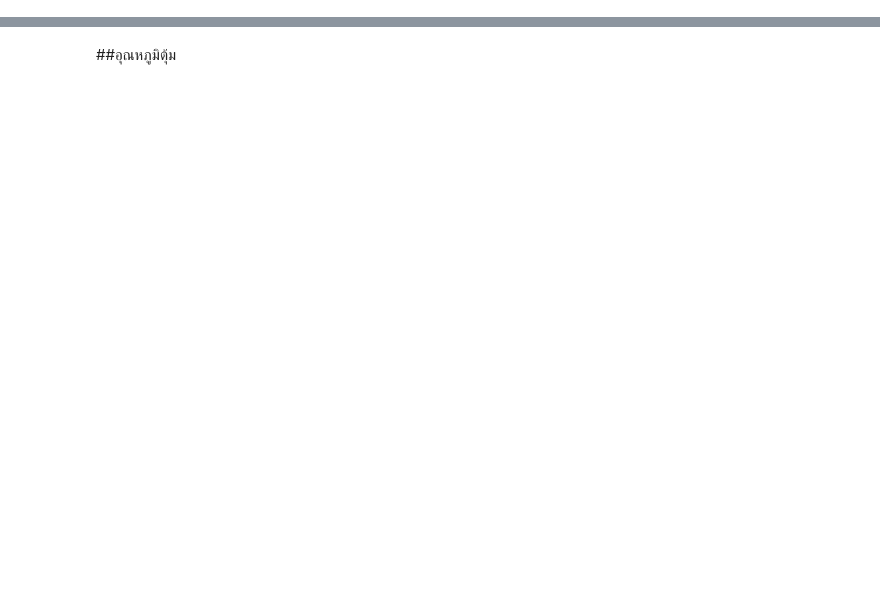
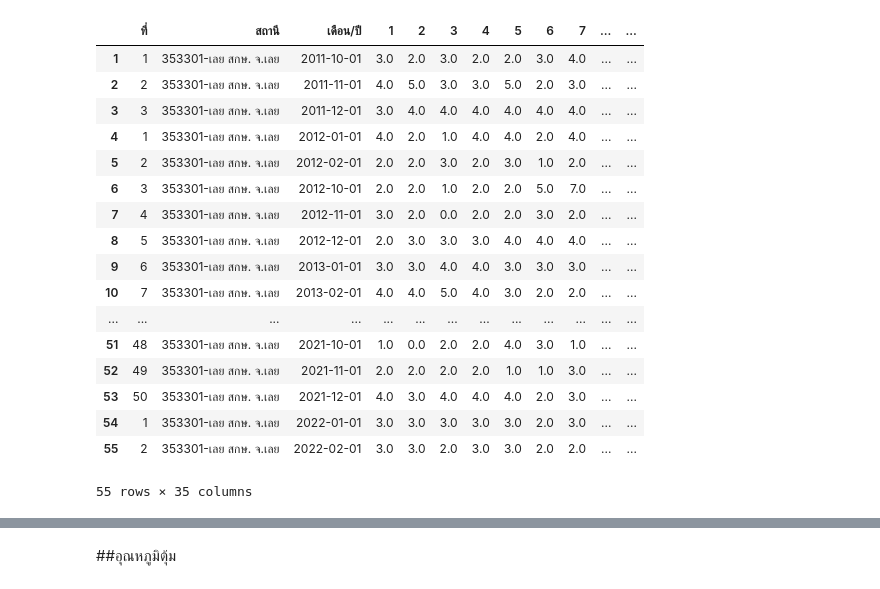
Before and after one commit to Nattakonjpg/BasicProg_DataViz65, a Jupyter notebook: [data3]_กรมอุตุ_.ipynb, the cells around one changed output, grey strips where cells are left out. Drawn from its saved outputs; the diff is of its cells as text; code cells hidden in the pictures; blank space fills up the shorter version.

```diff
--- a/[data3]_กรมอุตุ_.ipynb
+++ b/[data3]_กรมอุตุ_.ipynb
@@ -37,0 +132,31 @@ pkkc1
+# %%
+skkc = skkc.rename(columns={ 'วันที่':'1','Unnamed: 4':'2', 'Unnamed: 5':'3',
+       'Unnamed: 6':'4', 'Unnamed: 7':'5', 'Unnamed: 8':'6', 'Unnamed: 9':'7', 'Unnamed: 10':'8',
+       'Unnamed: 11':'9', 'Unnamed: 12':'10', 'Unnamed: 13':'11', 'Unnamed: 14':'12',
+       'Unnamed: 15':'13', 'Unnamed: 16':'14', 'Unnamed: 17':'15', 'Unnamed: 18':"16",
+       'Unnamed: 19':'17', 'Unnamed: 20':'18', 'Unnamed: 21':'19', 'Unnamed: 22':'20',
+       'Unnamed: 23':'21', 'Unnamed: 24':'22', 'Unnamed: 25':'23', 'Unnamed: 26':'24',
+       'Unnamed: 27':'25', 'Unnamed: 28':'26', 'Unnamed: 29':'27', 'Unnamed: 30':'28',
+       'Unnamed: 31':'29', 'Unnamed: 32':'30', 'Unnamed: 33':'31'})
+skkc = skkc.iloc[1:]
+# %%
+skkc
+# %% [output]
+|  | ที่ | สถานี | เดือน/ปี | 1 | 2 | 3 | 4 | 5 | 6 | 7 | ... | ... |
+| 1 | 1 | 353301-เลย สกษ. จ.เลย | 2011-10-01 | 3.0 | 2.0 | 3.0 | 2.0 | 2.0 | 3.0 | 4.0 | ... | ... |
+| 2 | 2 | 353301-เลย สกษ. จ.เลย | 2011-11-01 | 4.0 | 5.0 | 3.0 | 3.0 | 5.0 | 2.0 | 3.0 | ... | ... |
+| 3 | 3 | 353301-เลย สกษ. จ.เลย | 2011-12-01 | 3.0 | 4.0 | 4.0 | 4.0 | 4.0 | 4.0 | 4.0 | ... | ... |
+| 4 | 1 | 353301-เลย สกษ. จ.เลย | 2012-01-01 | 4.0 | 2.0 | 1.0 | 4.0 | 4.0 | 2.0 | 4.0 | ... | ... |
+| 5 | 2 | 353301-เลย สกษ. จ.เลย | 2012-02-01 | 2.0 | 2.0 | 3.0 | 2.0 | 3.0 | 1.0 | 2.0 | ... | ... |
+| 6 | 3 | 353301-เลย สกษ. จ.เลย | 2012-10-01 | 2.0 | 2.0 | 1.0 | 2.0 | 2.0 | 5.0 | 7.0 | ... | ... |
+| 7 | 4 | 353301-เลย สกษ. จ.เลย | 2012-11-01 | 3.0 | 2.0 | 0.0 | 2.0 | 2.0 | 3.0 | 2.0 | ... | ... |
+| 8 | 5 | 353301-เลย สกษ. จ.เลย | 2012-12-01 | 2.0 | 3.0 | 3.0 | 3.0 | 4.0 | 4.0 | 4.0 | ... | ... |
+| 9 | 6 | 353301-เลย สกษ. จ.เลย | 2013-01-01 | 3.0 | 3.0 | 4.0 | 4.0 | 3.0 | 3.0 | 3.0 | ... | ... |
+| 10 | 7 | 353301-เลย สกษ. จ.เลย | 2013-02-01 | 4.0 | 4.0 | 5.0 | 4.0 | 3.0 | 2.0 | 2.0 | ... | ... |
+| ... | ... | ... | ... | ... | ... | ... | ... | ... | ... | ... | ... | ... |
+| 51 | 48 | 353301-เลย สกษ. จ.เลย | 2021-10-01 | 1.0 | 0.0 | 2.0 | 2.0 | 4.0 | 3.0 | 1.0 | ... | ... |
+| 52 | 49 | 353301-เลย สกษ. จ.เลย | 2021-11-01 | 2.0 | 2.0 | 2.0 | 2.0 | 1.0 | 1.0 | 3.0 | ... | ... |
+| 53 | 50 | 353301-เลย สกษ. จ.เลย | 2021-12-01 | 4.0 | 3.0 | 4.0 | 4.0 | 4.0 | 2.0 | 3.0 | ... | ... |
+| 54 | 1 | 353301-เลย สกษ. จ.เลย | 2022-01-01 | 3.0 | 3.0 | 3.0 | 3.0 | 3.0 | 2.0 | 3.0 | ... | ... |
+| 55 | 2 | 353301-เลย สกษ. จ.เลย | 2022-02-01 | 3.0 | 3.0 | 2.0 | 3.0 | 3.0 | 2.0 | 2.0 | ... | ... |
+55 rows × 35 columns
```
Also changed, not shown: parts of 83 cells of this notebook.
